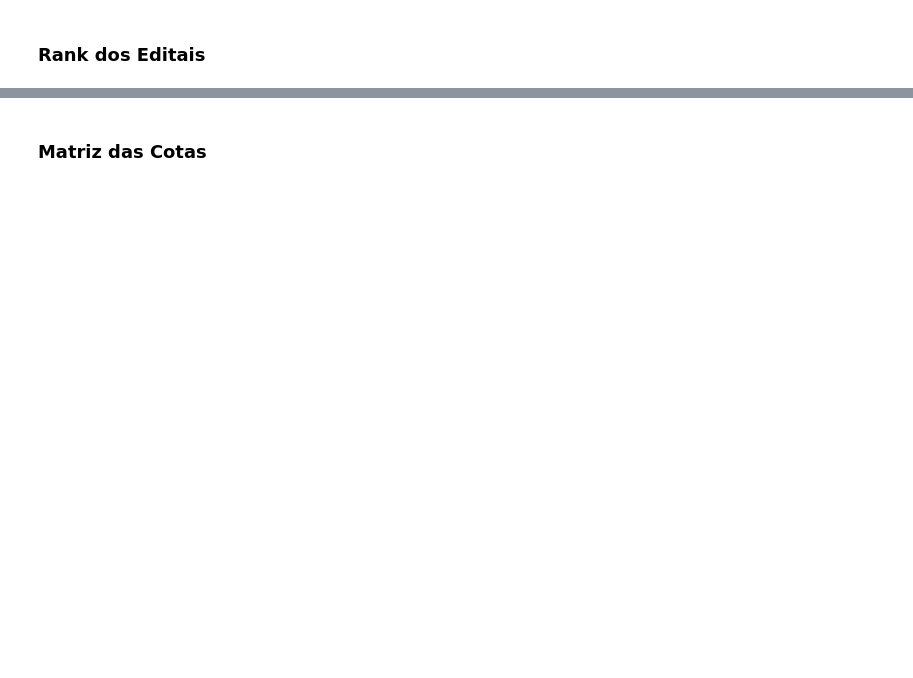
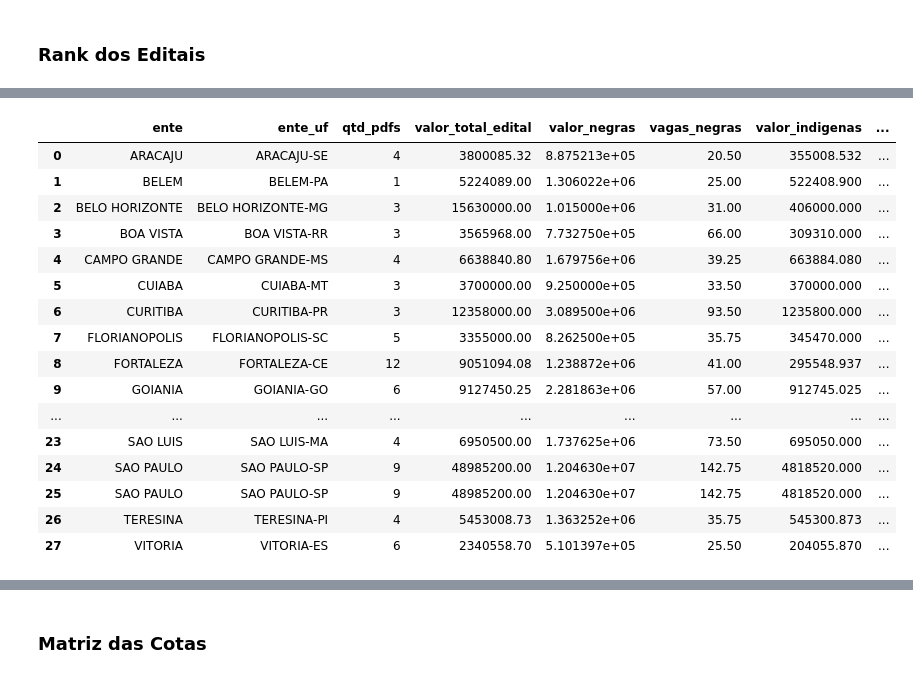
Before and after one commit to SGE-Subsecretaria-de-Gestao-Estrategica/projeto_acoes_afirmativas, a Jupyter notebook: tratamento/analise.ipynb, the cells around one changed output, grey strips where cells are left out. Cells and saved outputs as stored; diff of their text form; code cells hidden in the pictures; blank space fills up the shorter version.

```diff
--- a/tratamento/analise.ipynb
+++ b/tratamento/analise.ipynb
@@ -91,0 +250,28 @@ agrupado = agrupado.sort_values(by="qtd_pdfs", ascending=False)
+# %%
+df_merged = pd.merge(agrupado, plano_de_acao, how='left', on='ente_uf')
+# %%
+df_merged = df_merged.rename(columns={
+    "Valor do Plano de Ação": "valor_repasse"
+})
+# %%
+df_merged[r"%"] = df_merged["valor_total_edital"]/df_merged["valor_repasse"]
+# %%
+df_merged
+# %% [output]
+|  | ente | ente_uf | qtd_pdfs | valor_total_edital | valor_negras | vagas_negras | valor_indigenas | ... |
+| 0 | ARACAJU | ARACAJU-SE | 4 | 3800085.32 | 8.875213e+05 | 20.50 | 355008.532 | ... |
+| 1 | BELEM | BELEM-PA | 1 | 5224089.00 | 1.306022e+06 | 25.00 | 522408.900 | ... |
+| 2 | BELO HORIZONTE | BELO HORIZONTE-MG | 3 | 15630000.00 | 1.015000e+06 | 31.00 | 406000.000 | ... |
+| 3 | BOA VISTA | BOA VISTA-RR | 3 | 3565968.00 | 7.732750e+05 | 66.00 | 309310.000 | ... |
+| 4 | CAMPO GRANDE | CAMPO GRANDE-MS | 4 | 6638840.80 | 1.679756e+06 | 39.25 | 663884.080 | ... |
+| 5 | CUIABA | CUIABA-MT | 3 | 3700000.00 | 9.250000e+05 | 33.50 | 370000.000 | ... |
+| 6 | CURITIBA | CURITIBA-PR | 3 | 12358000.00 | 3.089500e+06 | 93.50 | 1235800.000 | ... |
+| 7 | FLORIANOPOLIS | FLORIANOPOLIS-SC | 5 | 3355000.00 | 8.262500e+05 | 35.75 | 345470.000 | ... |
+| 8 | FORTALEZA | FORTALEZA-CE | 12 | 9051094.08 | 1.238872e+06 | 41.00 | 295548.937 | ... |
+| 9 | GOIANIA | GOIANIA-GO | 6 | 9127450.25 | 2.281863e+06 | 57.00 | 912745.025 | ... |
+| ... | ... | ... | ... | ... | ... | ... | ... | ... |
+| 23 | SAO LUIS | SAO LUIS-MA | 4 | 6950500.00 | 1.737625e+06 | 73.50 | 695050.000 | ... |
+| 24 | SAO PAULO | SAO PAULO-SP | 9 | 48985200.00 | 1.204630e+07 | 142.75 | 4818520.000 | ... |
+| 25 | SAO PAULO | SAO PAULO-SP | 9 | 48985200.00 | 1.204630e+07 | 142.75 | 4818520.000 | ... |
+| 26 | TERESINA | TERESINA-PI | 4 | 5453008.73 | 1.363252e+06 | 35.75 | 545300.873 | ... |
+| 27 | VITORIA | VITORIA-ES | 6 | 2340558.70 | 5.101397e+05 | 25.50 | 204055.870 | ... |
```
Also changed, not shown: parts of 45 cells of this notebook, 5 other files.
